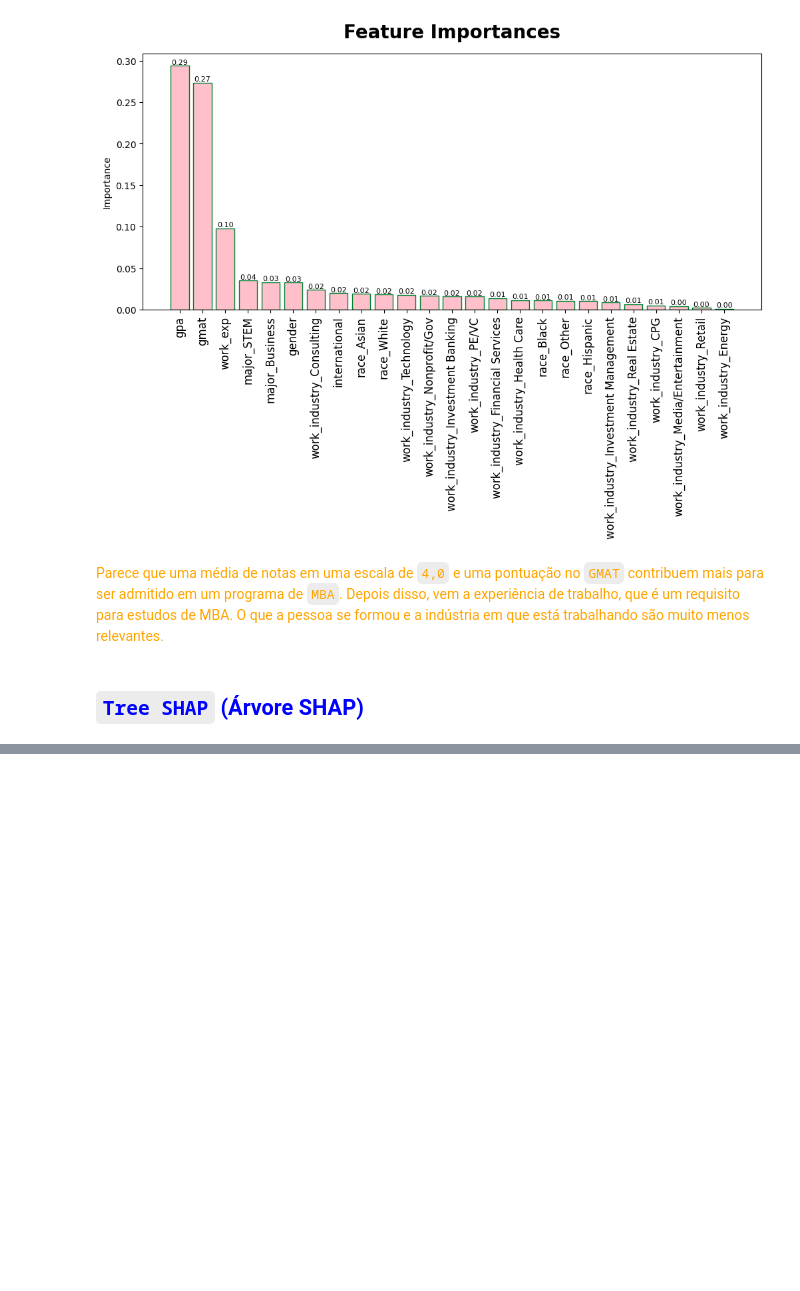
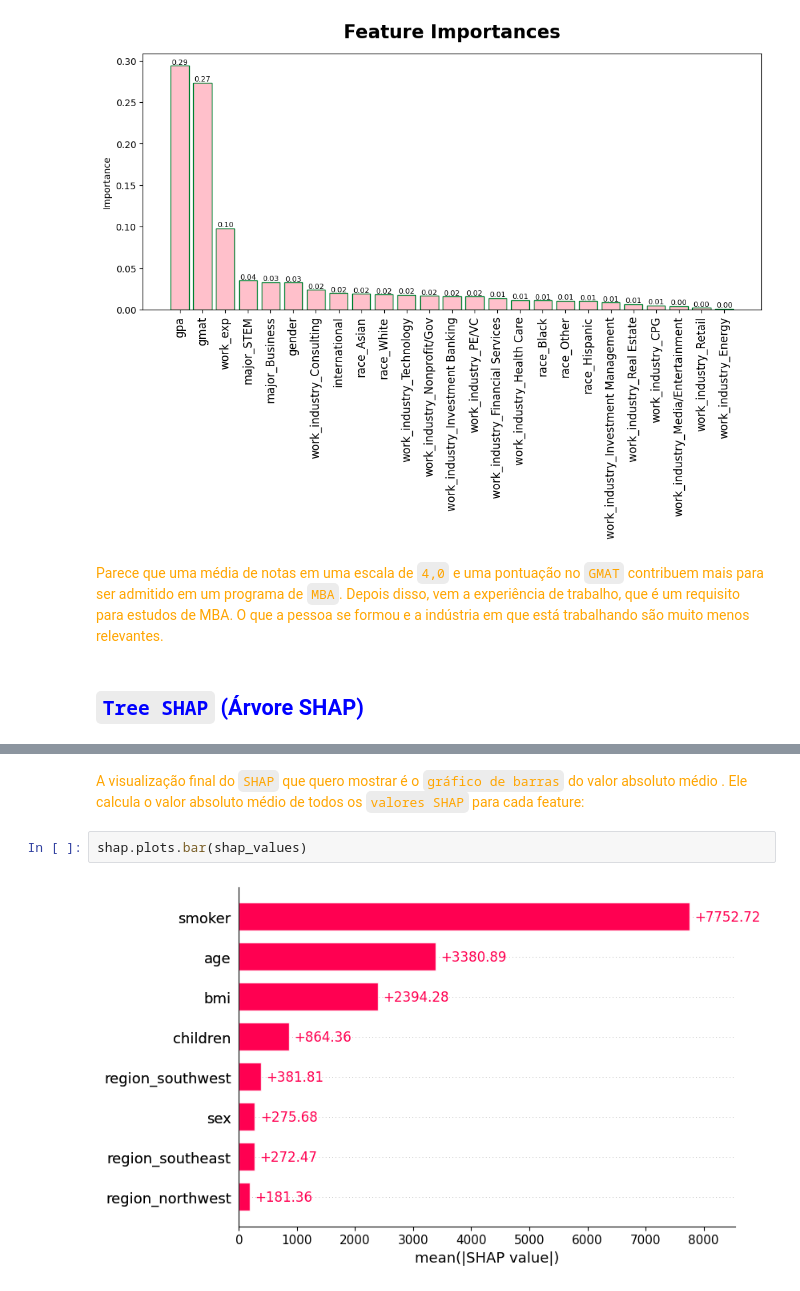
Before and after one commit to EddyGiusepe/SHAP_SHapley_Additive_exPlanations, a Jupyter notebook: 2_SHAP.ipynb, the cells around one changed output, grey strips where cells are left out. Saved outputs shown, nothing was run; the diff lists cells and outputs as text; blank space fills up the shorter version.

```diff
--- a/2_SHAP.ipynb
+++ b/2_SHAP.ipynb
@@ -488,0 +543,6 @@ Ajustarei um modelo de aumento de gradiente em nosso conjunto de dados de regres
+# %% [markdown]
+<font color="orange">A visualização final do `SHAP` que quero mostrar é o `gráfico de barras` do valor absoluto médio . Ele calcula o valor absoluto médio de todos os `valores SHAP` para cada feature:</font>
+# %%
+shap.plots.bar(shap_values)
+# %% [output]
+[figure, added]
```
Also changed, not shown: parts of 10 cells of this notebook.
